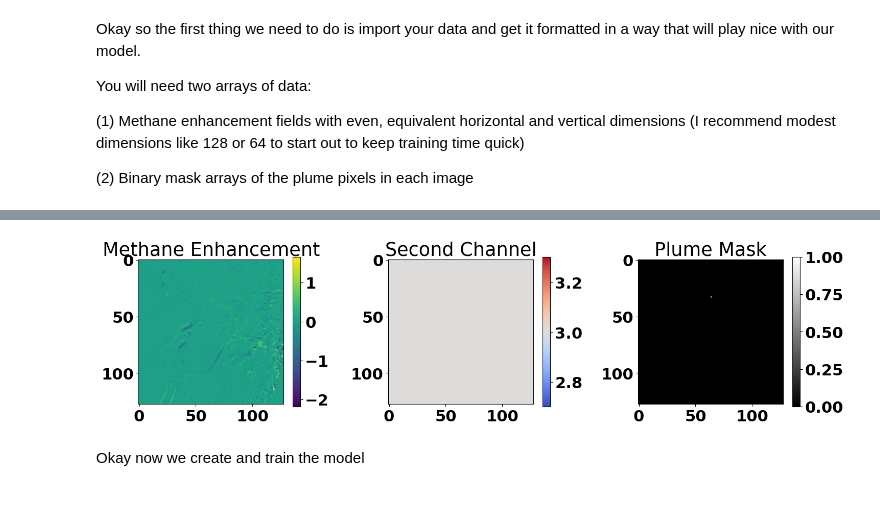
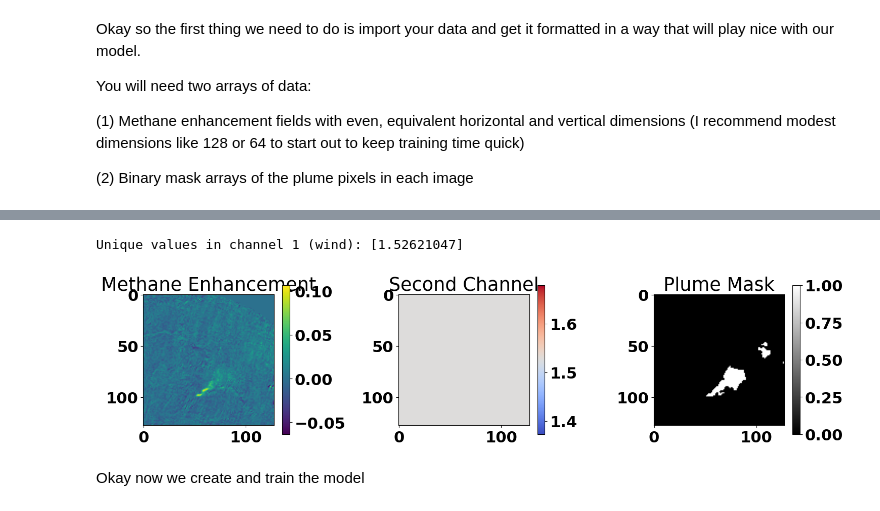
Before and after one commit to alibecerra/Methane, a Jupyter notebook: simulated-training/dataverse_files/U_Plume_Notebook.ipynb, the cells around one changed output, grey strips where cells are left out. Drawn from its saved outputs; the diff is of its cells as text; code cells hidden in the pictures.

Commit message:
trained model, got results printed with matplot

```diff
--- a/simulated-training/dataverse_files/U_Plume_Notebook.ipynb
+++ b/simulated-training/dataverse_files/U_Plume_Notebook.ipynb
@@ -447,8 +447,8 @@ data = np.load("augmented_test_masks_1000_kg_h.npy")
 # /Users/aj/Downloads/uplume_traintest_images.npy
 # /Users/aj/Downloads/uplume_traintest_masks.npy
 
-imgs_path = r"/Users/aj/Downloads/uplume_traintest_images.npy"
-masks_path = r"/Users/aj/Downloads/uplume_traintest_masks.npy"
+imgs_path = r"/home/aj/cojects/Methane/simulated-training/uplume_traintest_images.npy"
+masks_path = r"/home/aj/cojects/Methane/simulated-training/uplume_traintest_masks.npy"
 
 imgs = np.load(imgs_path)
 masks = np.load(masks_path)
@@ -457,6 +457,7 @@ masks = np.load(masks_path)
 print("Images shape:", imgs.shape)
 print("Masks shape:", masks.shape)
 print("Image dtype:", imgs.dtype)
+print("Image dtype:", imgs[1])
 print("Mask unique values:", np.unique(masks))
 # %% [output]
 Images shape: (6869, 128, 128, 2)
@@ -466,31 +518,34 @@ Mask unique values: [0. 1.]
 # %%
 
-idx = 4010  # Change this to look at other images
+idx = 5  # Change this to look at other images
 
 plt.figure(figsize=(15, 4))
 
 # Channel 0: Methane enhancement
 plt.subplot(1, 3, 1)
 plt.imshow(imgs[idx, :, :, 0], cmap='viridis')
 plt.title("Methane Enhancement")
 plt.colorbar()
 
 # Channel 1: Wind/u-component (or whatever it is)
 plt.subplot(1, 3, 2)
 plt.imshow(imgs[idx, :, :, 1], cmap='coolwarm')
 plt.title("Second Channel")
 plt.colorbar()
+print("Unique values in channel 1 (wind):", np.unique(imgs[idx, :, :, 1]))
+
 
 # Ground truth mask
 plt.subplot(1, 3, 3)
 plt.imshow(masks[idx], cmap='gray')
 plt.title("Plume Mask")
 plt.colorbar()
 
 plt.tight_layout()
 plt.show()
 # %% [output]
+Unique values in channel 1 (wind): [1.52621047]
-[figure, old version]
+[figure, new version]
 # %%
 #Once you have your formatted image and mask arrays the following line of code will randomly subset
 #90% of them for training and 10% for testing. This ratio can be changed by altering the test_size
```
Also changed, not shown: parts of 13 cells of this notebook, 3 other files.
